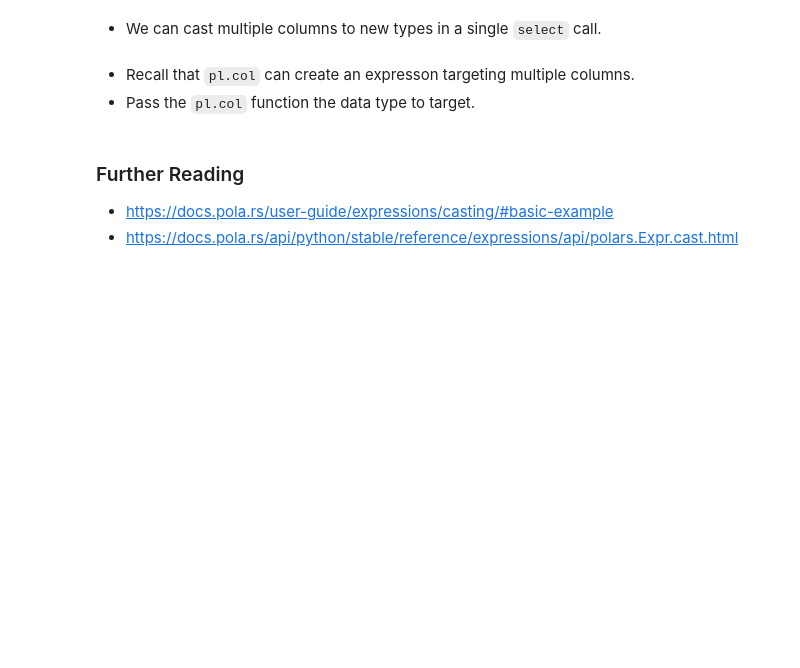
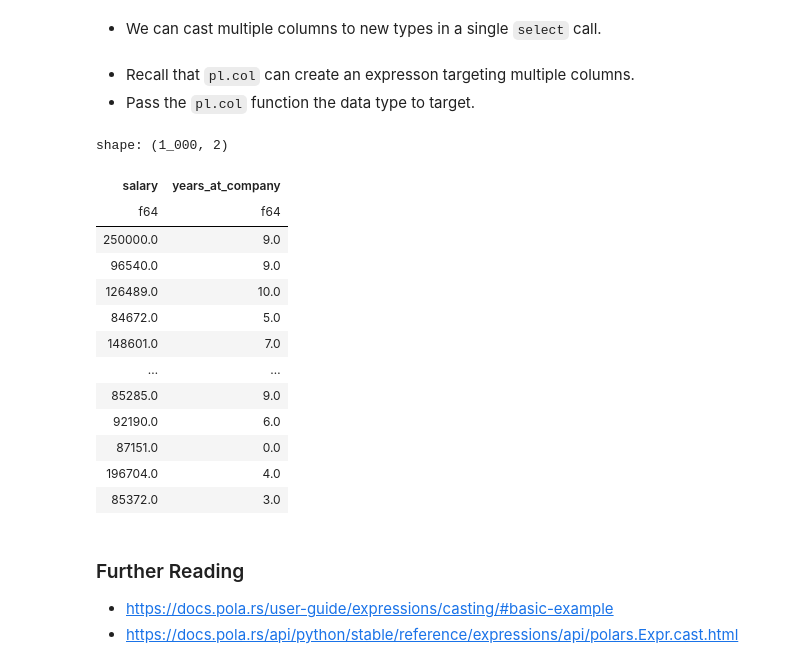
Before and after one commit to yaowenqiang/Data-Analysis-with-Polars-and-Python, a Jupyter notebook: incomplete/04 - DataFrames I.ipynb, the cells around one changed output. Saved outputs shown, nothing was run; the diff lists cells and outputs as text; code cells hidden in the pictures; blank space fills up the shorter version.

```diff
--- a/incomplete/04 - DataFrames I.ipynb
+++ b/incomplete/04 - DataFrames I.ipynb
@@ -1061,6 +1135,23 @@ shape: (3, 6)
 # %% [markdown]
 - Recall that `pl.col` can create an expresson targeting multiple columns.
 - Pass the `pl.col` function the data type to target.
+# %%
+employees.select(pl.col(pl.Int64).cast(pl.Float64))
+# %% [output]
+shape: (1_000, 2)
+| salary | years_at_company |
+| f64 | f64 |
+| 250000.0 | 9.0 |
+| 96540.0 | 9.0 |
+| 126489.0 | 10.0 |
+| 84672.0 | 5.0 |
+| 148601.0 | 7.0 |
+| … | … |
+| 85285.0 | 9.0 |
+| 92190.0 | 6.0 |
+| 87151.0 | 0.0 |
+| 196704.0 | 4.0 |
+| 85372.0 | 3.0 |
 # %% [markdown]
 ### Further Reading
 - https://docs.pola.rs/user-guide/expressions/casting/#basic-example
```
Also changed, not shown: parts of 8 cells of this notebook.
